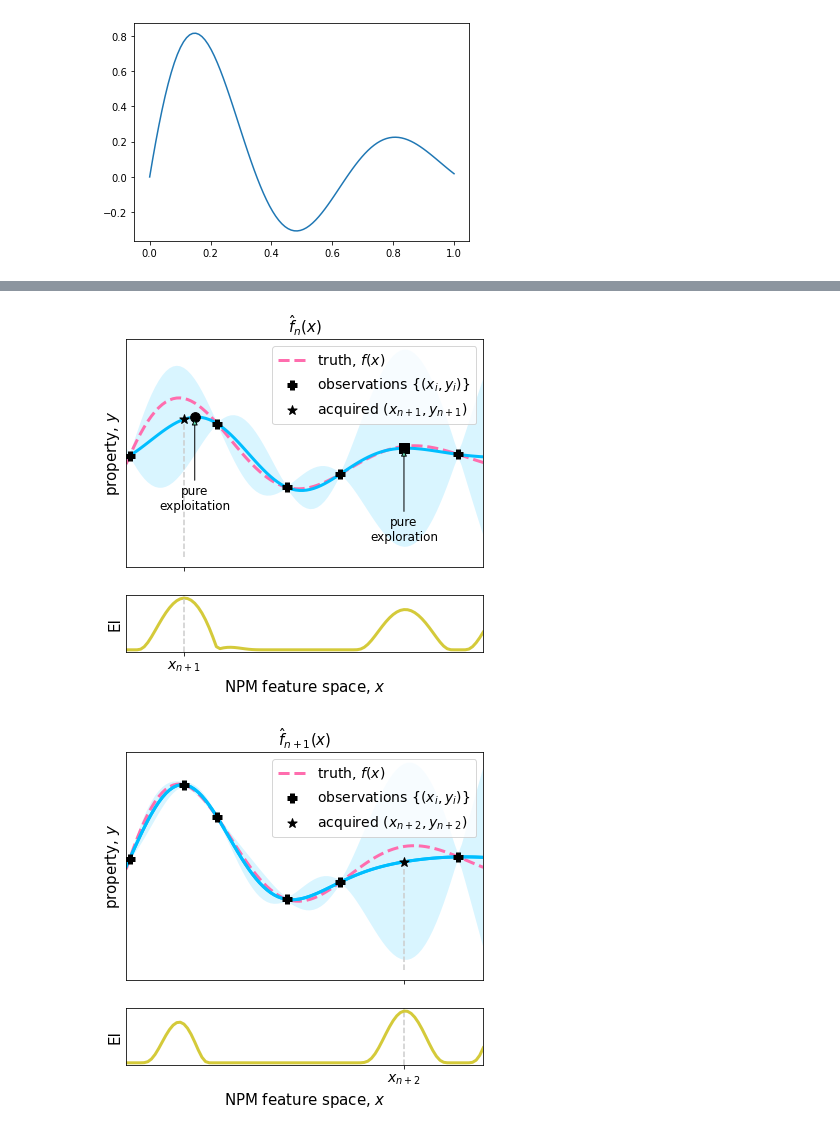
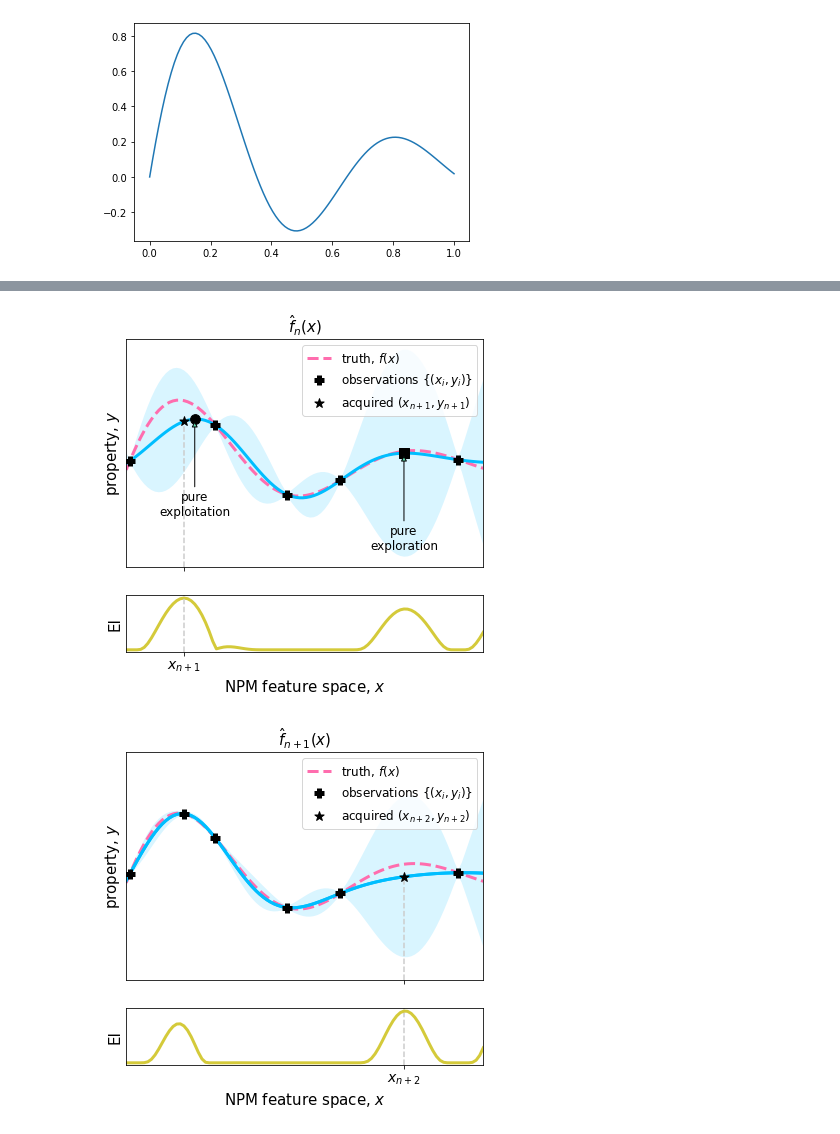
Before and after one commit to aryandeshwal/BO_of_COFs, a Jupyter notebook: synthetic_example.ipynb, the cells around one changed output, grey strips where cells are left out. Drawn from its saved outputs; the diff is of its cells as text; code cells hidden in the pictures.

Commit message:
ylims consistent

```diff
--- a/synthetic_example.ipynb
+++ b/synthetic_example.ipynb
@@ -110,2 +143,2 @@ for i in range(training_iter):
 # %%
-the_ylims = [-4, 3]
+the_ylims
@@ -112,30 +146,0 @@ the_ylims = [-4, 3]
-# %%
-# Plotting Figure 3 in the paper
-model.eval()
-likelihood.eval()
-
-# Test points are regularly spaced along [0,1]
-# Make predictions by feeding model through likelihood
-with torch.no_grad(), gpytorch.settings.fast_pred_var():
-    test_x = torch.linspace(0, 1, 100)
-    observed_pred = likelihood(model(test_x))
-
-with torch.no_grad():
-    # Initialize plot
-    # Get upper and lower confidence bounds
-    lower, upper = observed_pred.confidence_region()
-    # Plot training data as black stars
-    plt.scatter(train_x.numpy(), train_y.numpy(), marker="+", color="k", label='observations $\{(x_i, y_i)\}$', s=95, zorder=2000, lw=5)
-    plt.plot(ground_x.numpy(), ground_y.numpy(), linestyle="--", color=cool_colors[2], label='truth, $f(x)$', lw=3)
-    # Plot predictive means as blue line
-    plt.plot(test_x.numpy(), observed_pred.mean.numpy(), color=cool_colors[0], label='model, $\hat{y}(x)$', lw=3)
-    # Shade between the lower and upper confidence bounds
-    plt.fill_between(test_x.numpy(), lower.numpy(), upper.numpy(), alpha=0.15, color=cool_colors[0], edgecolor="none")
-#     plt.ylim(the_ylims)
-    plt.xlim([0, 1])
-    plt.xlabel('NPM feature space, $x$', fontsize=15)
-    plt.ylabel('property, $y$', fontsize=15)
-#     plt.yticks([])
-#     plt.xticks([])
-    plt.legend(fontsize=14)
-    plt.savefig("gp_1.pdf")
@@ -186,7 +189,7 @@ with torch.no_grad():
                               fc=cool_colors[3]), zorder=100000
               )
     axs[0].scatter(test_x[torch.argmax(ei)].numpy(), observed_pred.mean[torch.argmax(ei)].numpy(), color="k", label='acquired $(x_{n+1}, y_{n+1})$', s=95, marker="*", zorder=1000)
-#     axs[0].set_ylim(the_ylims)
+    axs[0].set_ylim(the_ylims)
     axs[1].set_xlabel('NPM feature space, $x$', fontsize=15)
     axs[0].set_ylabel('property, $y$', fontsize=15)
     axs[1].set_ylabel('EI', fontsize=15)
@@ -200,10 +203,10 @@ with torch.no_grad():
     axs[0].set_xticks([test_x[torch.argmax(ei)].numpy()])
     axs[1].set_xticklabels(["$x_{n+1}$"])
     axs[1].tick_params(axis='x', which='major', labelsize=14)
-    axs[0].legend(fontsize=14)#['Expected Improvement'])
-    plt.savefig("gp_ei_n.pdf")
+    axs[0].legend(fontsize=12)#['Expected Improvement'])
+    plt.savefig("gp_ei_iteration_n.pdf")
 # %% [output]
-[figure, old version]
+[figure, new version]
 # %%
 ## update training set with new point (one with highest EI value)
 new_train_x = torch.cat([train_x, test_x[torch.argmax(ei)].unsqueeze(0)])
@@ -261,34 +264,34 @@ with torch.no_grad():
     lower, upper = observed_pred.confidence_region()
     fig, axs = plt.subplots(2, 1, gridspec_kw={'height_ratios': [4, 1]}, figsize=[6.4, 1.2*4.8], sharex=True)
     # Plot training data as black stars
     # Plot training data as black stars
     axs[0].scatter(new_train_x.numpy(), new_train_y.numpy(), marker="+", color="k", label='observations $\{(x_i, y_i)\}$', s=95, zorder=2000, lw=5)
     axs[0].plot(ground_x.numpy(), ground_y.numpy(), linestyle="--", color=cool_colors[2], label='truth, $f(x)$', lw=3)
     # Plot predictive means as blue line
     axs[0].plot(test_x.numpy(), observed_pred.mean.numpy(), color=cool_colors[0], lw=3)
 #     axs[0].scatter(new_train_x.numpy(), new_train_y.numpy(), marker="+", color="k", label='observation $(x_i, y_i)$', s=95, zorder=2000, lw=5)
 #     axs[0].plot(ground_x.numpy(), ground_y.numpy(),'r--', label='True property')
     # Plot predictive means as blue line
     axs[0].plot(test_x.numpy(), observed_pred.mean.numpy(), color=cool_colors[0], lw=3)
     # Shade between the lower and upper confidence bounds
     axs[0].fill_between(test_x.numpy(), lower.numpy(), upper.numpy(), alpha=0.15, color=cool_colors[0], edgecolor="none")
-#     axs[0].set_ylim(the_ylims)
+    axs[0].set_ylim(the_ylims)
     axs[1].set_xlabel('NPM feature space, $x$', fontsize=15)
     axs[0].set_ylabel('property, $y$', fontsize=15)
     axs[1].set_ylabel('EI', fontsize=15)
     for ax in axs:
         ax.set_yticks([])
         ax.set_xticks([])
         ax.set_xlim([0, 1])
     axs[0].scatter(test_x[torch.argmax(ei)].numpy(), observed_pred.mean[torch.argmax(ei)].numpy(), color="k", label='acquired $(x_{n+2}, y_{n+2})$', s=95, marker="*", zorder=1000)
     axs[1].axvline(x=test_x[torch.argmax(ei)].numpy(), linestyle="--", color="0.8")
     axs[0].plot([test_x[torch.argmax(ei)].numpy() for i in range(2)], [axs[0].get_ylim()[0], observed_pred.mean[torch.argmax(ei)].numpy()], linestyle="--", color="0.8")
     axs[0].set_title('$\hat{f}_{n+1}(x)$', fontsize=15)
     axs[0].set_xticks([test_x[torch.argmax(ei)].numpy()])
     axs[1].set_xticklabels(["$x_{n+2}$"])
     axs[1].tick_params(axis='x', which='major', labelsize=14)
     axs[1].plot(test_x.numpy(), 2*(ei.numpy())-3, 'g', label='Expected Improvement (EI)', lw=3, color=cool_colors[1])
-    axs[0].legend(fontsize=14)#['Expected Improvement'])
-    plt.savefig("gp_ei_np1.pdf")
+    axs[0].legend(fontsize=12)#['Expected Improvement'])
+    plt.savefig("gp_ei_iteration_np1.pdf")
 # %% [output]
-[figure, old version]
+[figure, new version]
```
Also changed, not shown: parts of 4 cells of this notebook.
